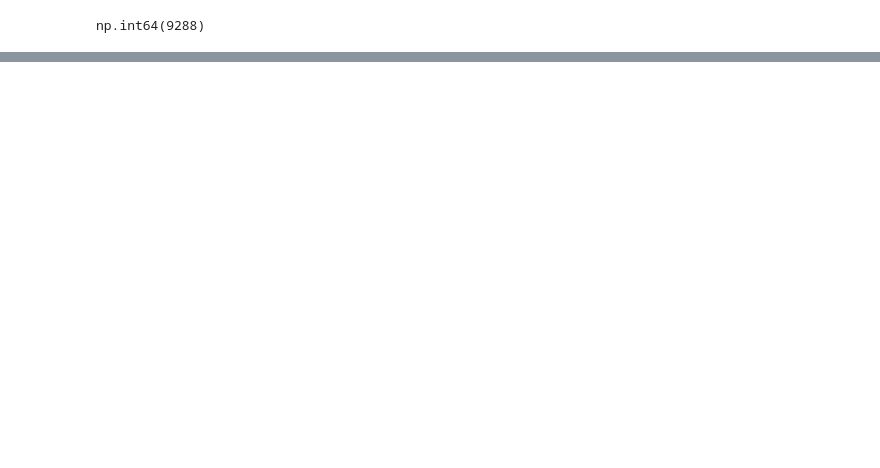
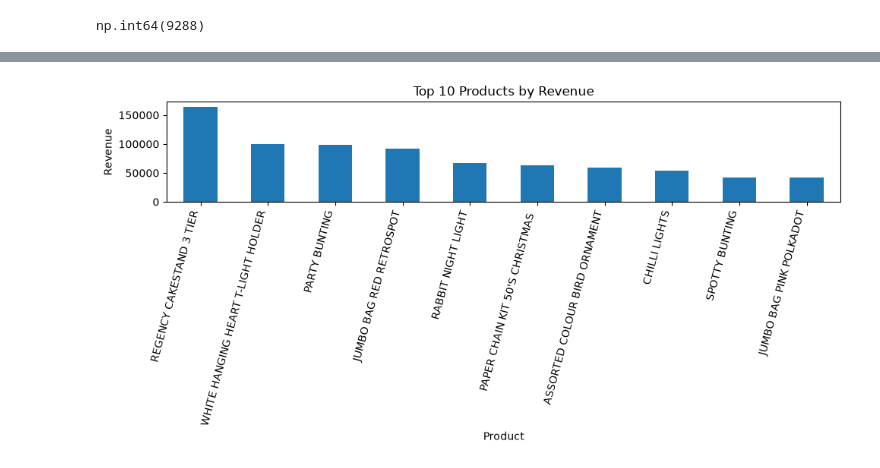
Before and after one commit to m-anup/E-commerce-Sales-Analysis, a Jupyter notebook: notebooks/01_data_exploration.ipynb, the cells around one changed output, grey strips where cells are left out. Cells and saved outputs as stored; diff of their text form; code cells hidden in the pictures; blank space fills up the shorter version.

```diff
--- a/notebooks/01_data_exploration.ipynb
+++ b/notebooks/01_data_exploration.ipynb
@@ -113,0 +249,2 @@ np.int64(2515)
+# %%
+df["InvoiceDate"] = pd.to_datetime(df["InvoiceDate"])
@@ -113,0 +359,10 @@ np.int64(2515)
+# %%
+product_revenue = (
+    df[~df["Description"].str.contains("POSTAGE|DOTCOM", case=False, na=False)]
+    .groupby("Description")["Revenue"]
+    .sum()
+    .sort_values(ascending=False)
+    .head(10)
+)
+
+product_revenue
@@ -113,0 +521,11 @@ np.int64(2515)
+# %%
+product_revenue.plot(kind="bar", figsize=(10, 5))
+
+plt.title("Top 10 Products by Revenue")
+plt.xlabel("Product")
+plt.ylabel("Revenue")
+plt.xticks(rotation=75, ha="right")
+plt.tight_layout()
+plt.show()
+# %% [output]
+[figure, added]
```
Also changed, not shown: parts of 65 cells of this notebook, 1 other file.
